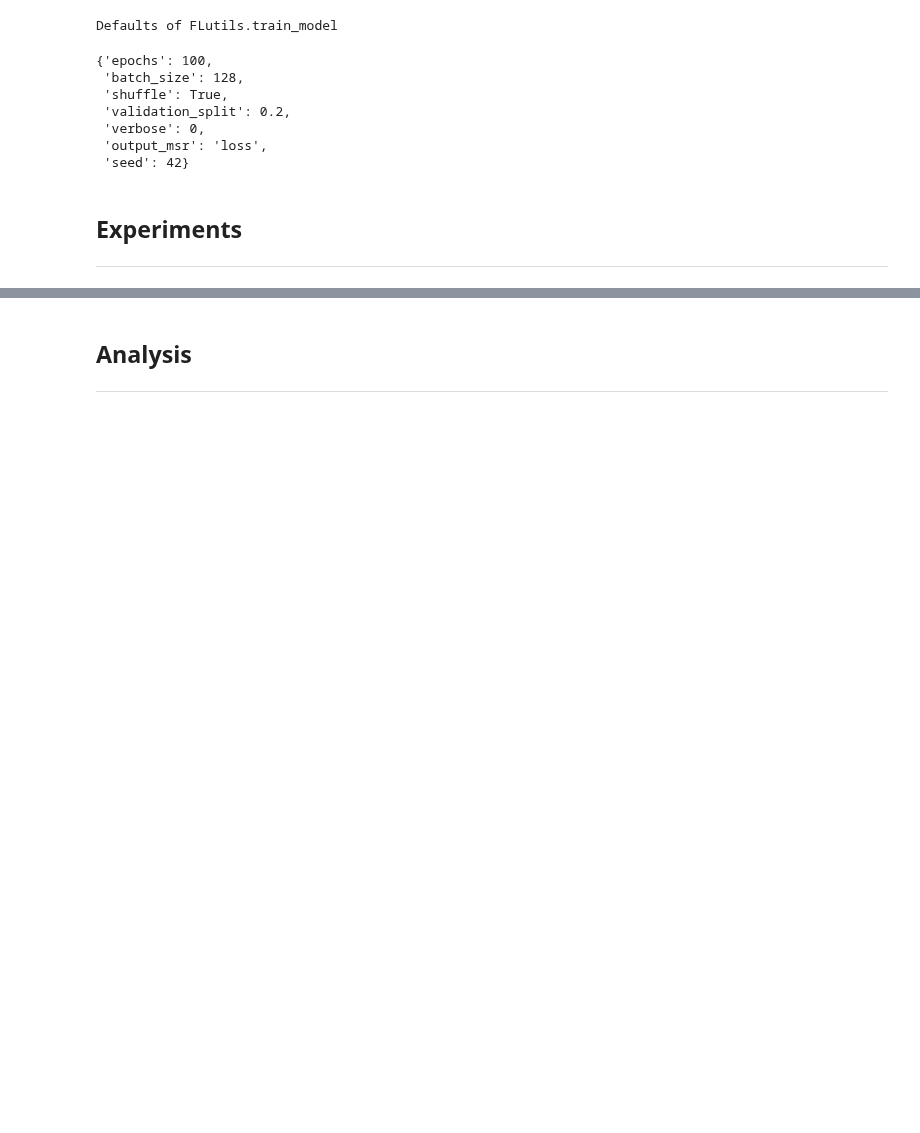
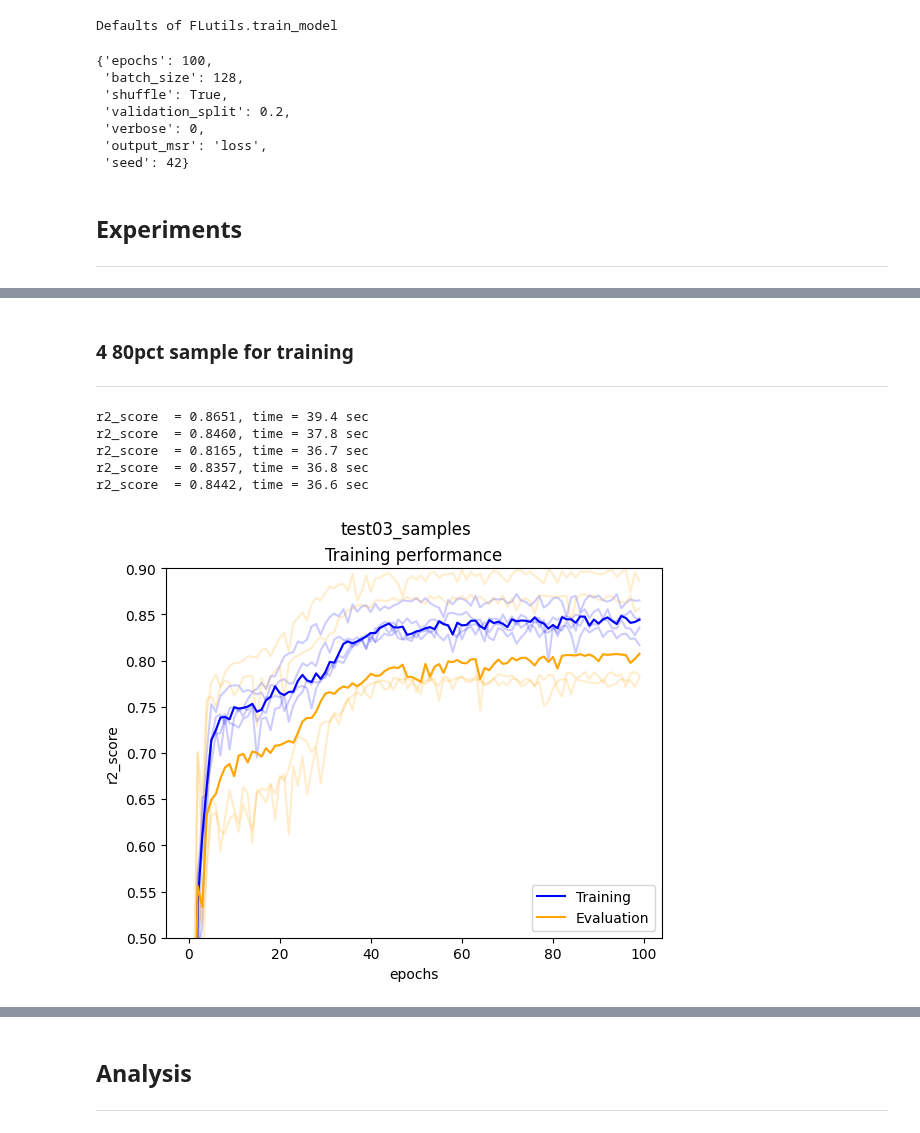
Before and after one commit to Olhaau/fl-official-statistics-addon, a Jupyter notebook: _dev/04_insurance_debug_centralized.ipynb, the cells around one changed output, grey strips where cells are left out. Saved outputs shown, nothing was run; the diff lists cells and outputs as text; code cells hidden in the pictures; blank space fills up the shorter version.

```diff
--- a/_dev/04_insurance_debug_centralized.ipynb
+++ b/_dev/04_insurance_debug_centralized.ipynb
@@ -173,0 +302,47 @@ if not os.path.exists(experiment_path + '/out'): os.makedirs(experiment_path + '
+# %% [markdown]
+### 4 80pct sample for training
+---
+# %%
+experiment_name = "test03_samples"        # train + eval
+
+# logger setup
+experiment_path = log_path + experiment_name
+if not os.path.exists(experiment_path + '/logs'): os.makedirs(experiment_path + '/logs')
+if not os.path.exists(experiment_path + '/out'): os.makedirs(experiment_path + '/out')
+
+hists = []
+
+for i in range(n_folds):
+
+    eval_name = "fold" + str(i)
+
+    df_train = df.sample(frac = .8, random_state = 42 + 11 * i)
+    X_train, y_train = df_train[features], df_train[target]
+
+
+    model = create_keras_model(compile = True)
+
+    hist = train_model(
+        model, X_train, y_train,
+        epochs = n_epochs,
+        output_msr = "r2_score",
+        callbacks = [CSVLogger(
+            "%s/logs/log_%s_%s.csv" %
+            (experiment_path, eval_name, experiment_name)
+            )]
+    )
+    hists.append(hist)
+
+
+plot_hist(
+    [h.history for h in hists], title = experiment_name,
+    savepath = "%s/out/perf_train_%s.png" %
+    (experiment_path, experiment_name)
+)
+# %% [output]
+r2_score  = 0.8651, time = 39.4 sec
+r2_score  = 0.8460, time = 37.8 sec
+r2_score  = 0.8165, time = 36.7 sec
+r2_score  = 0.8357, time = 36.8 sec
+r2_score  = 0.8442, time = 36.6 sec
+[figure, added]
```
Also changed, not shown: parts of 26 cells of this notebook, 44 other files.
